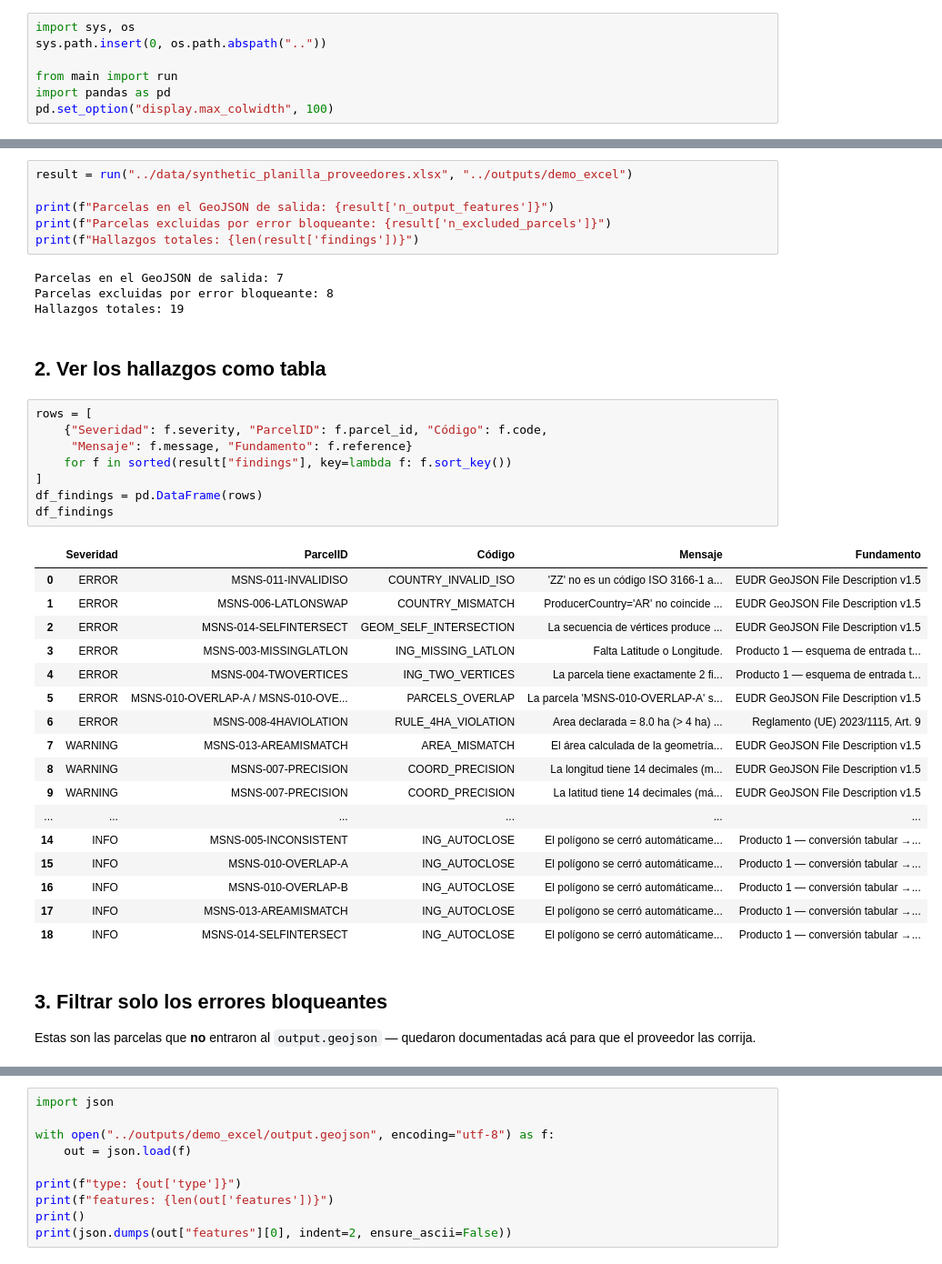
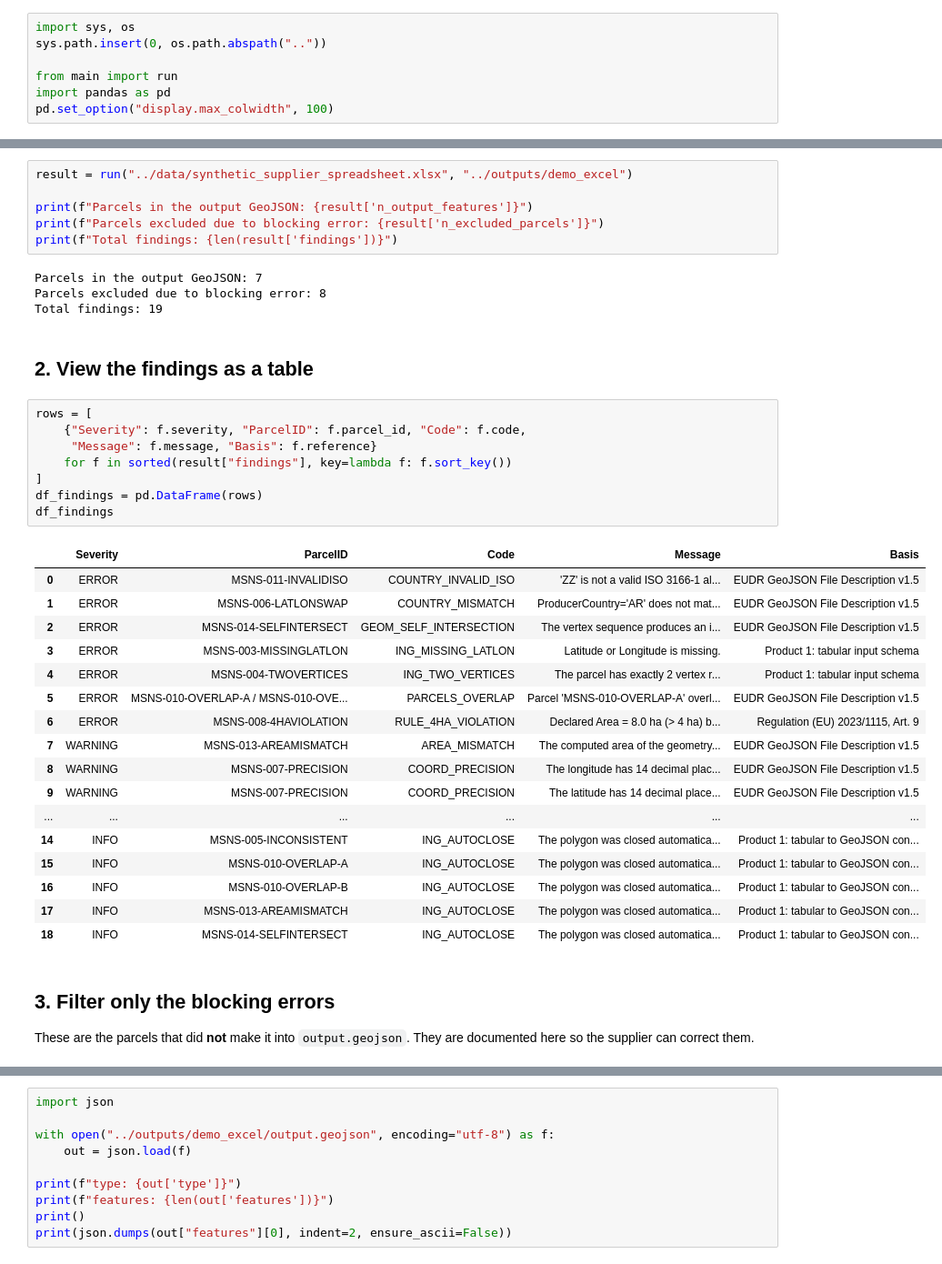
Before and after one commit to leonardoscarpa/validador-geometrias-eudr, a Jupyter notebook: producto1-validador-eudr/notebooks/demo.ipynb, the cells around one changed output, grey strips where cells are left out. Shown at 91% size. Drawn from its saved outputs; the diff is of its cells as text.

```diff
--- a/producto1-validador-eudr/notebooks/demo.ipynb
+++ b/producto1-validador-eudr/notebooks/demo.ipynb
@@ -23,44 +23,44 @@ parcelas, etc.).
 # %%
-result = run("../data/synthetic_planilla_proveedores.xlsx", "../outputs/demo_excel")
+result = run("../data/synthetic_supplier_spreadsheet.xlsx", "../outputs/demo_excel")
 
-print(f"Parcelas en el GeoJSON de salida: {result['n_output_features']}")
-print(f"Parcelas excluidas por error bloqueante: {result['n_excluded_parcels']}")
-print(f"Hallazgos totales: {len(result['findings'])}")
+print(f"Parcels in the output GeoJSON: {result['n_output_features']}")
+print(f"Parcels excluded due to blocking error: {result['n_excluded_parcels']}")
+print(f"Total findings: {len(result['findings'])}")
 # %% [output]
-Parcelas en el GeoJSON de salida: 7
-Parcelas excluidas por error bloqueante: 8
-Hallazgos totales: 19
+Parcels in the output GeoJSON: 7
+Parcels excluded due to blocking error: 8
+Total findings: 19
-# %% [markdown]
-## 2. Ver los hallazgos como tabla
+# %% [markdown]
+## 2. View the findings as a table
 # %%
 rows = [
-    {"Severidad": f.severity, "ParcelID": f.parcel_id, "Código": f.code,
-     "Mensaje": f.message, "Fundamento": f.reference}
+    {"Severity": f.severity, "ParcelID": f.parcel_id, "Code": f.code,
+     "Message": f.message, "Basis": f.reference}
     for f in sorted(result["findings"], key=lambda f: f.sort_key())
 ]
 df_findings = pd.DataFrame(rows)
 df_findings
 # %% [output]
-|  | Severidad | ParcelID | Código | Mensaje | Fundamento |
-| 0 | ERROR | MSNS-011-INVALIDISO | COUNTRY_INVALID_ISO | 'ZZ' no es un código ISO 3166-1 a... | EUDR GeoJSON File Description v1.5 |
-| 1 | ERROR | MSNS-006-LATLONSWAP | COUNTRY_MISMATCH | ProducerCountry='AR' no coincide ... | EUDR GeoJSON File Description v1.5 |
-| 2 | ERROR | MSNS-014-SELFINTERSECT | GEOM_SELF_INTERSECTION | La secuencia de vértices produce ... | EUDR GeoJSON File Description v1.5 |
-| 3 | ERROR | MSNS-003-MISSINGLATLON | ING_MISSING_LATLON | Falta Latitude o Longitude. | Producto 1 — esquema de entrada t... |
-| 4 | ERROR | MSNS-004-TWOVERTICES | ING_TWO_VERTICES | La parcela tiene exactamente 2 fi... | Producto 1 — esquema de entrada t... |
-| 5 | ERROR | MSNS-010-OVERLAP-A / MSNS-010-OVE... | PARCELS_OVERLAP | La parcela 'MSNS-010-OVERLAP-A' s... | EUDR GeoJSON File Description v1.5 |
-| 6 | ERROR | MSNS-008-4HAVIOLATION | RULE_4HA_VIOLATION | Area declarada = 8.0 ha (> 4 ha) ... | Reglamento (UE) 2023/1115, Art. 9 |
-| 7 | WARNING | MSNS-013-AREAMISMATCH | AREA_MISMATCH | El área calculada de la geometría... | EUDR GeoJSON File Description v1.5 |
-| 8 | WARNING | MSNS-007-PRECISION | COORD_PRECISION | La longitud tiene 14 decimales (m... | EUDR GeoJSON File Description v1.5 |
-| 9 | WARNING | MSNS-007-PRECISION | COORD_PRECISION | La latitud tiene 14 decimales (má... | EUDR GeoJSON File Description v1.5 |
+|  | Severity | ParcelID | Code | Message | Basis |
+| 0 | ERROR | MSNS-011-INVALIDISO | COUNTRY_INVALID_ISO | 'ZZ' is not a valid ISO 3166-1 al... | EUDR GeoJSON File Description v1.5 |
+| 1 | ERROR | MSNS-006-LATLONSWAP | COUNTRY_MISMATCH | ProducerCountry='AR' does not mat... | EUDR GeoJSON File Description v1.5 |
+| 2 | ERROR | MSNS-014-SELFINTERSECT | GEOM_SELF_INTERSECTION | The vertex sequence produces an i... | EUDR GeoJSON File Description v1.5 |
+| 3 | ERROR | MSNS-003-MISSINGLATLON | ING_MISSING_LATLON | Latitude or Longitude is missing. | Product 1: tabular input schema |
+| 4 | ERROR | MSNS-004-TWOVERTICES | ING_TWO_VERTICES | The parcel has exactly 2 vertex r... | Product 1: tabular input schema |
+| 5 | ERROR | MSNS-010-OVERLAP-A / MSNS-010-OVE... | PARCELS_OVERLAP | Parcel 'MSNS-010-OVERLAP-A' overl... | EUDR GeoJSON File Description v1.5 |
+| 6 | ERROR | MSNS-008-4HAVIOLATION | RULE_4HA_VIOLATION | Declared Area = 8.0 ha (> 4 ha) b... | Regulation (EU) 2023/1115, Art. 9 |
+| 7 | WARNING | MSNS-013-AREAMISMATCH | AREA_MISMATCH | The computed area of the geometry... | EUDR GeoJSON File Description v1.5 |
+| 8 | WARNING | MSNS-007-PRECISION | COORD_PRECISION | The longitude has 14 decimal plac... | EUDR GeoJSON File Description v1.5 |
+| 9 | WARNING | MSNS-007-PRECISION | COORD_PRECISION | The latitude has 14 decimal place... | EUDR GeoJSON File Description v1.5 |
 | ... | ... | ... | ... | ... | ... |
-| 14 | INFO | MSNS-005-INCONSISTENT | ING_AUTOCLOSE | El polígono se cerró automáticame... | Producto 1 — conversión tabular →... |
-| 15 | INFO | MSNS-010-OVERLAP-A | ING_AUTOCLOSE | El polígono se cerró automáticame... | Producto 1 — conversión tabular →... |
-| 16 | INFO | MSNS-010-OVERLAP-B | ING_AUTOCLOSE | El polígono se cerró automáticame... | Producto 1 — conversión tabular →... |
-| 17 | INFO | MSNS-013-AREAMISMATCH | ING_AUTOCLOSE | El polígono se cerró automáticame... | Producto 1 — conversión tabular →... |
-| 18 | INFO | MSNS-014-SELFINTERSECT | ING_AUTOCLOSE | El polígono se cerró automáticame... | Producto 1 — conversión tabular →... |
+| 14 | INFO | MSNS-005-INCONSISTENT | ING_AUTOCLOSE | The polygon was closed automatica... | Product 1: tabular to GeoJSON con... |
+| 15 | INFO | MSNS-010-OVERLAP-A | ING_AUTOCLOSE | The polygon was closed automatica... | Product 1: tabular to GeoJSON con... |
+| 16 | INFO | MSNS-010-OVERLAP-B | ING_AUTOCLOSE | The polygon was closed automatica... | Product 1: tabular to GeoJSON con... |
+| 17 | INFO | MSNS-013-AREAMISMATCH | ING_AUTOCLOSE | The polygon was closed automatica... | Product 1: tabular to GeoJSON con... |
+| 18 | INFO | MSNS-014-SELFINTERSECT | ING_AUTOCLOSE | The polygon was closed automatica... | Product 1: tabular to GeoJSON con... |
-# %% [markdown]
-## 3. Filtrar solo los errores bloqueantes
-
-Estas son las parcelas que **no** entraron al `output.geojson` — quedaron documentadas acá para que
-el proveedor las corrija.
+# %% [markdown]
+## 3. Filter only the blocking errors
+
+These are the parcels that did **not** make it into `output.geojson`. They are documented here so
+the supplier can correct them.
 # %%
```
Also changed, not shown: parts of 15 cells of this notebook, 37 other files.
